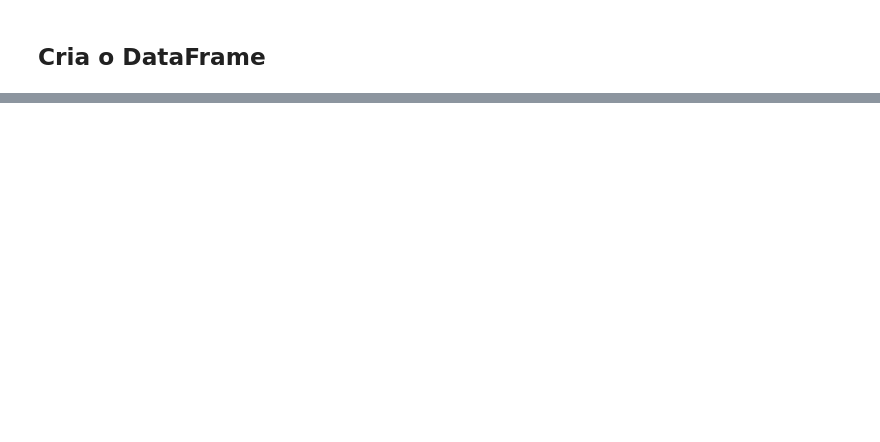
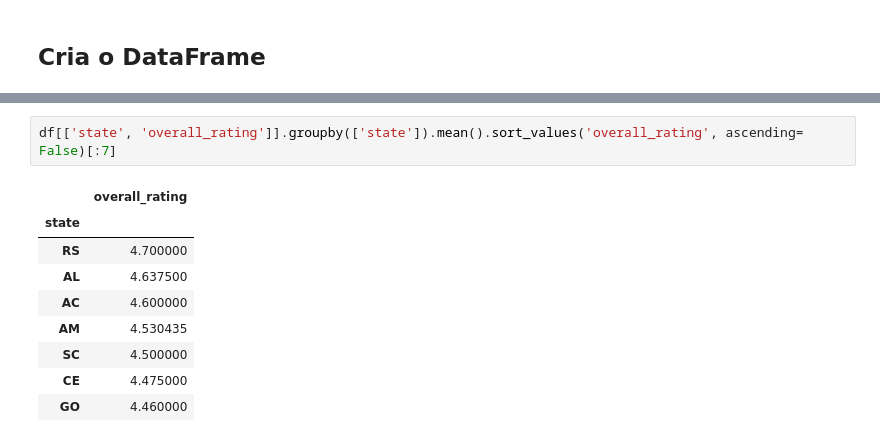
Before and after one commit to emerson-matos/tcc-notebooks, a Jupyter notebook: tcc_hoteis.ipynb, the cells around one changed output, grey strips where cells are left out. Drawn from its saved outputs; the diff is of its cells as text; blank space fills up the shorter version.

```diff
--- a/tcc_hoteis.ipynb
+++ b/tcc_hoteis.ipynb
@@ -86,0 +84,12 @@ df['state'].value_counts().plot.pie(autopct='%1.0f%%', figsize=(10, 10))
+# %%
+df[['state', 'overall_rating']].groupby(['state']).mean().sort_values('overall_rating', ascending= False)[:7]
+# %% [output]
+|  | overall_rating |
+| state |  |
+| RS | 4.700000 |
+| AL | 4.637500 |
+| AC | 4.600000 |
+| AM | 4.530435 |
+| SC | 4.500000 |
+| CE | 4.475000 |
+| GO | 4.460000 |
```
Also changed, not shown: parts of 24 cells of this notebook.
